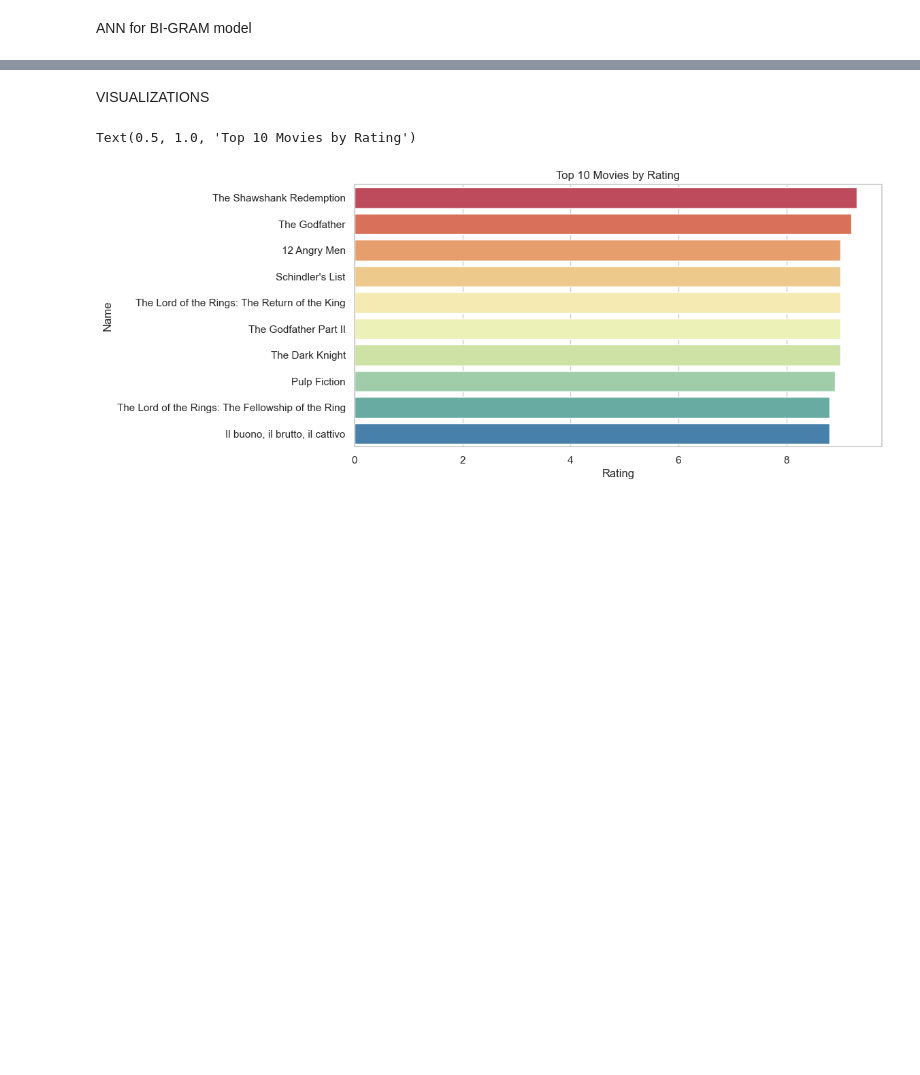
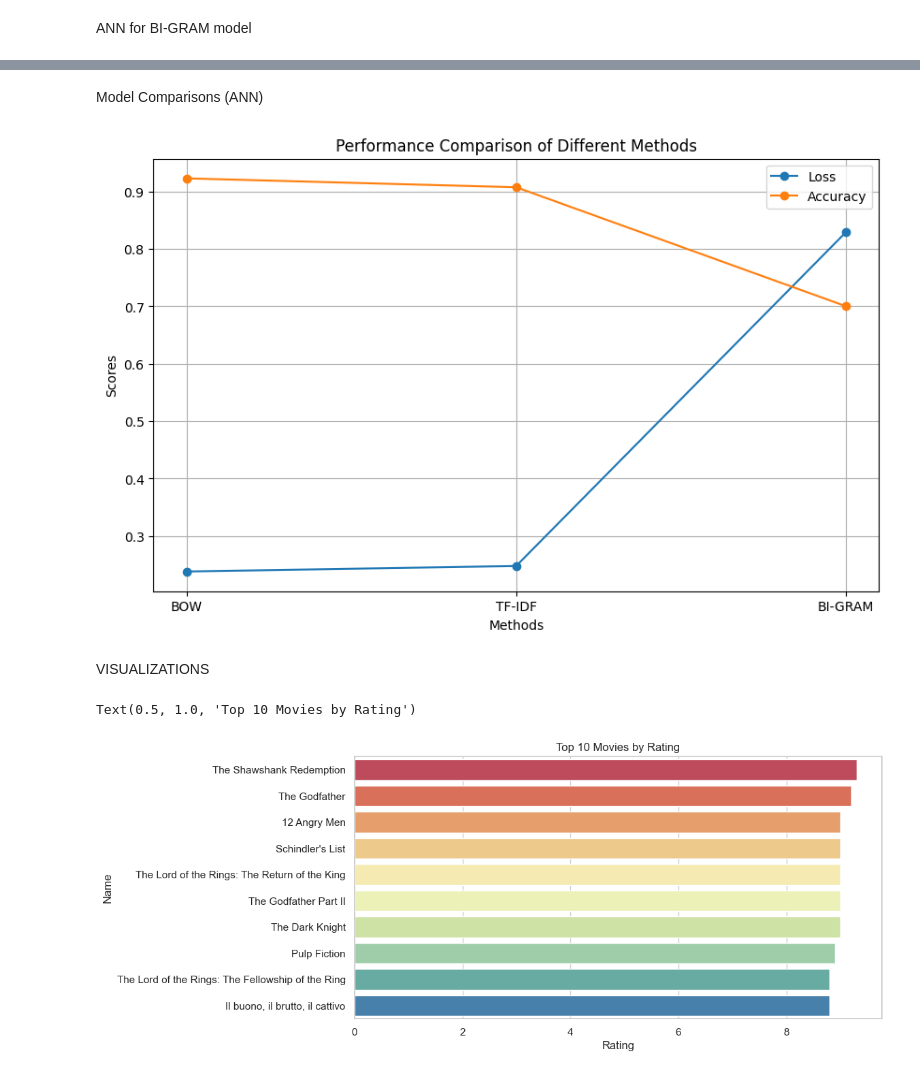
Before and after one commit to babaranjitsing/Exploring-Movie-and-Web-series-Choices-with-IMDB, a Jupyter notebook: project.ipynb, the cells around one changed output, grey strips where cells are left out. Saved outputs shown, nothing was run; the diff lists cells and outputs as text; code cells hidden in the pictures; blank space fills up the shorter version.

```diff
--- a/project.ipynb
+++ b/project.ipynb
@@ -631,7 +707,8 @@ model.compile(optimizer='adam', loss='binary_crossentropy', metrics=['accuracy']
 
 model.fit(bigram_matrix_train, np.array(y_train), epochs=5, batch_size=32)
 
-loss, accuracy = model.evaluate(bigram_matrix_test, np.array(y_test))
-print(f'Test Accuracy: {accuracy * 100:.2f}%')
+loss_bigram, accuracy_bigram_ann = model.evaluate(bigram_matrix_test, np.array(y_test))
+print(f'Test Accuracy: {accuracy_bigram_ann * 100:.2f}%')
+print(f'Test Loss: {loss_bigram:.4f}')
 # %% [output]
 Epoch 1/5
@@ -649,3 +755,23 @@ Test Accuracy: 61.63%
+# %% [markdown]
+Model Comparisons (ANN)
+# %%
+losess = [loss_bow, loss_tfidf, loss_bigram]
+accuracies = [accuracy_bow_ann, accuracy_tfidf_ann, accuracy_bigram]
+
+plt.figure(figsize=(10, 6))
+
+plt.plot(methods, losess, marker='o', label='Loss')
+plt.plot(methods, accuracies, marker='o', label='Accuracy')
+
+plt.xlabel('Methods')
+plt.ylabel('Scores')
+plt.title('Performance Comparison of Different Methods')
+
+plt.legend()
+plt.grid(True)
+plt.show()
+# %% [output]
+[figure, added]
 # %% [markdown]
 VISUALIZATIONS
 # %%
```
Also changed, not shown: parts of 14 cells of this notebook, 1 other file.
